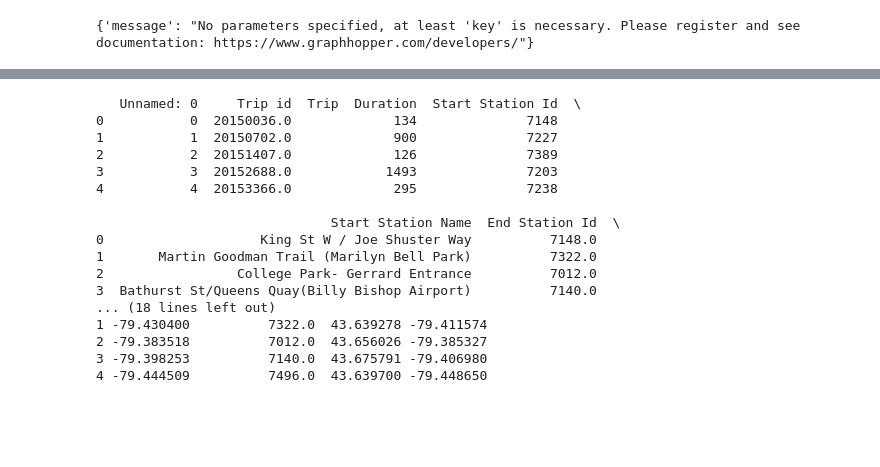
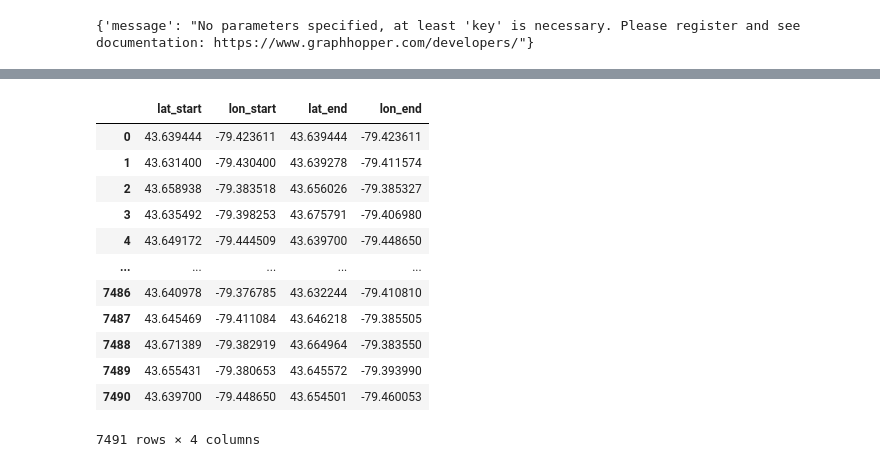
Before and after one commit to ConstCorrectness/toronto-bikeshare-2024, a Jupyter notebook: graph-hopper-data.ipynb, the cells around one changed output, grey strips where cells are left out. Saved outputs shown, nothing was run; the diff lists cells and outputs as text; code cells hidden in the pictures; blank space fills up the shorter version.

```diff
--- a/graph-hopper-data.ipynb
+++ b/graph-hopper-data.ipynb
@@ -31,27 +40,22 @@ polyline.decode(o['paths'][0]['points'])
 # %%
 import folium
 
-lat_lon_df = pd.read_csv("datasets/lon-lat.csv")
-
-print(lat_lon_df.head())
+lat_lon_df = pd.read_csv("datasets/lon-lat.csv", usecols=['lat_start', 'lon_start', 'lat_end', 'lon_end'])
+lat_lon_df
 # %% [output]
+|  | lat_start | lon_start | lat_end | lon_end |
+| 0 | 43.639444 | -79.423611 | 43.639444 | -79.423611 |
+| 1 | 43.631400 | -79.430400 | 43.639278 | -79.411574 |
+| 2 | 43.658938 | -79.383518 | 43.656026 | -79.385327 |
+| 3 | 43.635492 | -79.398253 | 43.675791 | -79.406980 |
+| 4 | 43.649172 | -79.444509 | 43.639700 | -79.448650 |
+| ... | ... | ... | ... | ... |
+| 7486 | 43.640978 | -79.376785 | 43.632244 | -79.410810 |
+| 7487 | 43.645469 | -79.411084 | 43.646218 | -79.385505 |
+| 7488 | 43.671389 | -79.382919 | 43.664964 | -79.383550 |
+| 7489 | 43.655431 | -79.380653 | 43.645572 | -79.393990 |
+| 7490 | 43.639700 | -79.448650 | 43.654501 | -79.460053 |
-   Unnamed: 0     Trip id  Trip  Duration  Start Station Id  \
-0           0  20150036.0             134              7148
-1           1  20150702.0             900              7227
-2           2  20151407.0             126              7389
-3           3  20152688.0            1493              7203
-4           4  20153366.0             295              7238
-
-                              Start Station Name  End Station Id  \
-0                    King St W / Joe Shuster Way          7148.0
-1       Martin Goodman Trail (Marilyn Bell Park)          7322.0
-2                 College Park- Gerrard Entrance          7012.0
-3  Bathurst St/Queens Quay(Billy Bishop Airport)          7140.0
-... (18 lines left out)
-1 -79.430400          7322.0  43.639278 -79.411574
-2 -79.383518          7012.0  43.656026 -79.385327
-3 -79.398253          7140.0  43.675791 -79.406980
-4 -79.444509          7496.0  43.639700 -79.448650
+7491 rows × 4 columns
 # %%
 # Create a base map (centered at the first coordinate)
 
```
Also changed, not shown: parts of 6 cells of this notebook, 13 other files.
